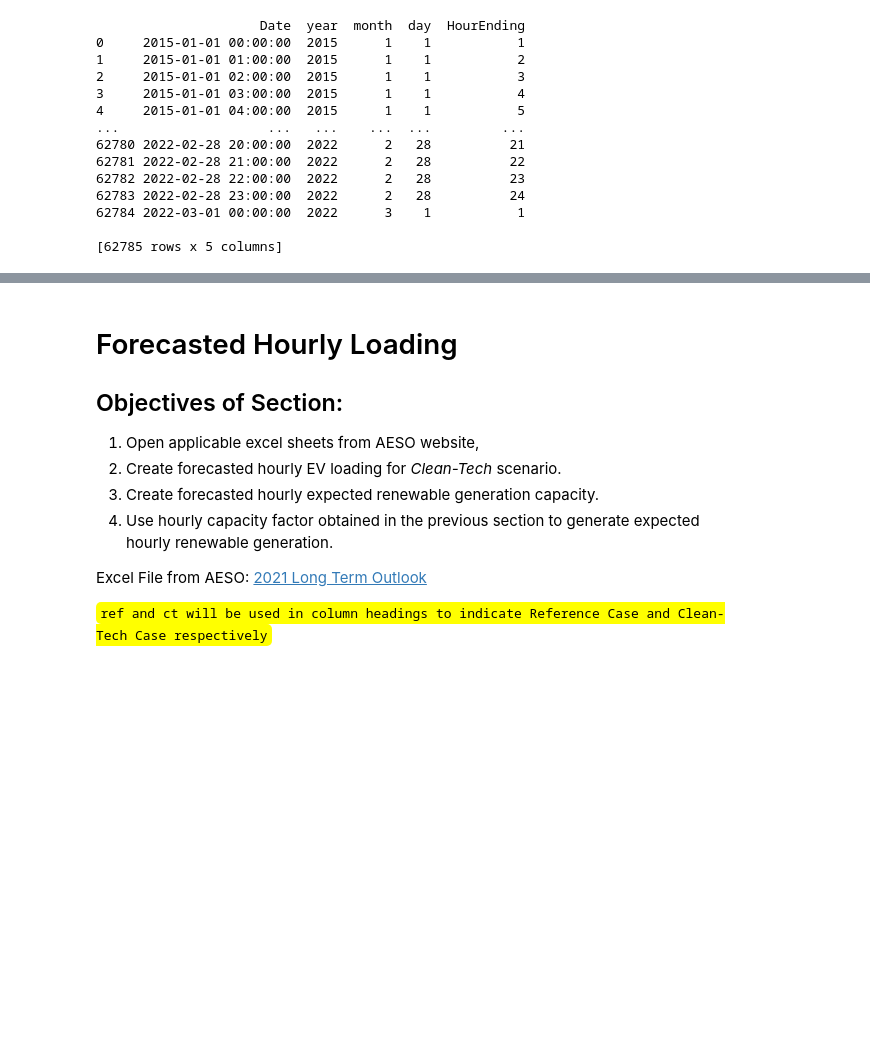
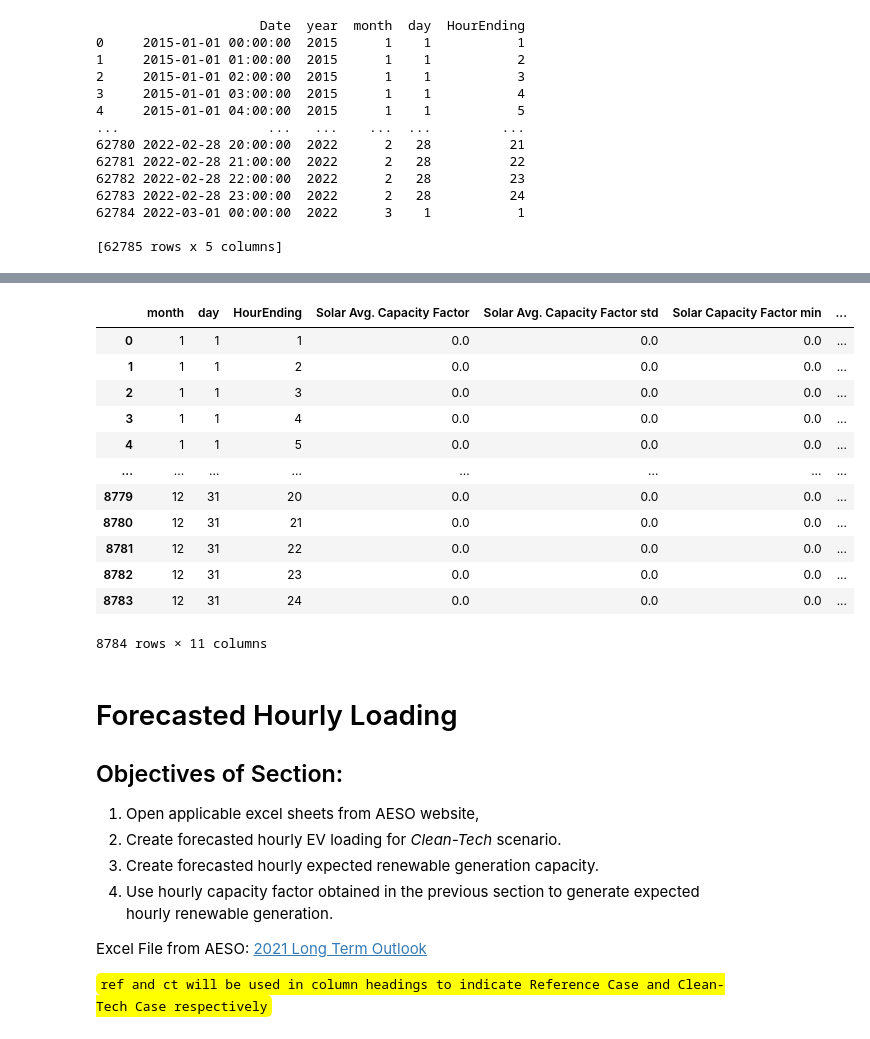
Before and after one commit to mcl13/AESO_research_2022, a Jupyter notebook: AESO_analysis.ipynb, the cells around one changed output, grey strips where cells are left out. Cells and saved outputs as stored; diff of their text form; code cells hidden in the pictures; blank space fills up the shorter version.

```diff
--- a/AESO_analysis.ipynb
+++ b/AESO_analysis.ipynb
@@ -333,15 +405,31 @@ temp2.reset_index(inplace=True)
 # %%
 temp2['Wind Avg. Capacity Factor'] = temp1['Wind Avg. Capacity Factor']
 temp2["Wind Avg. Capacity Factor std"] = temp1["Wind Avg. Capacity Factor std"]
+temp2["Wind Capacity Factor min"] = temp1["Wind Capacity Factor min"]
+temp2["Wind Capacity Factor max"] = temp1["Wind Capacity Factor max"]
 
 # Programmer test code only.
 # display(temp2)
 
 # Create the Renewable Capacity Factor dataframe
 cf = temp2.copy()
 
 # print(cf).  Programmer test code only.
-# display(cf)
+display(cf)
+# %% [output]
+|  | month | day | HourEnding | Solar Avg. Capacity Factor | Solar Avg. Capacity Factor std | Solar Capacity Factor min | ... |
+| 0 | 1 | 1 | 1 | 0.0 | 0.0 | 0.0 | ... |
+| 1 | 1 | 1 | 2 | 0.0 | 0.0 | 0.0 | ... |
+| 2 | 1 | 1 | 3 | 0.0 | 0.0 | 0.0 | ... |
+| 3 | 1 | 1 | 4 | 0.0 | 0.0 | 0.0 | ... |
+| 4 | 1 | 1 | 5 | 0.0 | 0.0 | 0.0 | ... |
+| ... | ... | ... | ... | ... | ... | ... | ... |
+| 8779 | 12 | 31 | 20 | 0.0 | 0.0 | 0.0 | ... |
+| 8780 | 12 | 31 | 21 | 0.0 | 0.0 | 0.0 | ... |
+| 8781 | 12 | 31 | 22 | 0.0 | 0.0 | 0.0 | ... |
+| 8782 | 12 | 31 | 23 | 0.0 | 0.0 | 0.0 | ... |
+| 8783 | 12 | 31 | 24 | 0.0 | 0.0 | 0.0 | ... |
+8784 rows × 11 columns
 # %%
 # Rename dataframe column.
 cf.rename(columns = {"HourEnding":"Hour Ending"}, inplace=True)
```
Also changed, not shown: parts of 55 cells of this notebook.
